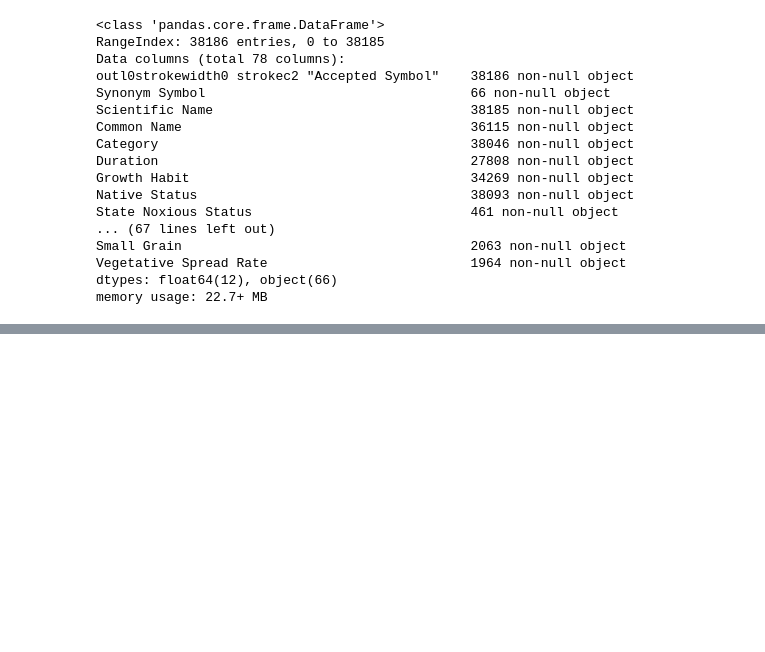
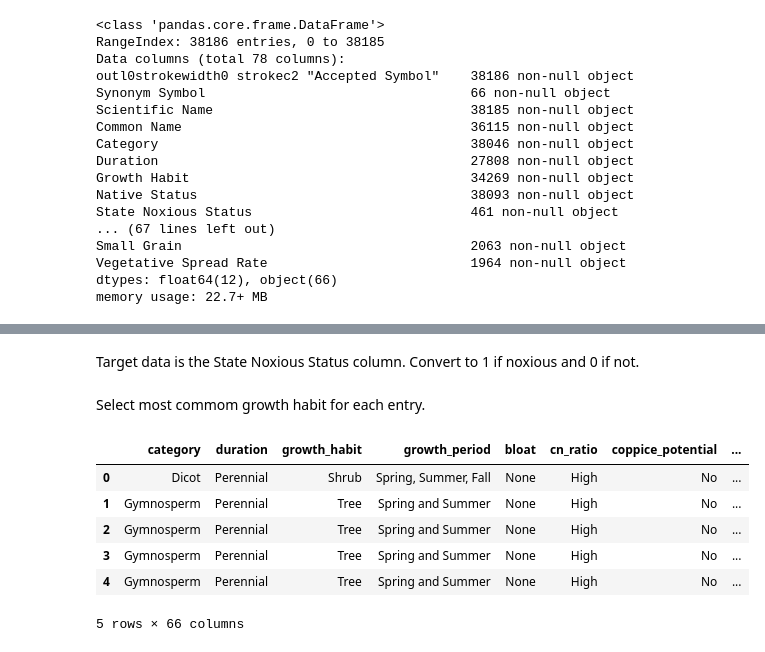
Before and after one commit to nkacoroski/dsc-3-final-project, a Jupyter notebook: student.ipynb, the cells around one changed output, grey strips where cells are left out. Cells and saved outputs as stored; diff of their text form; code cells hidden in the pictures; blank space fills up the shorter version.

Commit message:
Further data  processing  attempts

```diff
--- a/student.ipynb
+++ b/student.ipynb
@@ -690,5 +52,0 @@ for i, row in plant_data.iterrows():
-# %%
-for i, row in plant_data.iterrows():
-    if (pd.isnull(('row[CaCO<SUB>3</SUB> Tolerance]'))):
-        plant_data.at[i, 'CaCO<SUB>3</SUB> Tolerance'] = (plant_data[plant_data['Growth Habit'] ==
-                                                    row['Growth Habit']]['CaCO<SUB>3</SUB> Tolerance'].mode()[0])
@@ -714,0 +59,21 @@ Name: State Noxious Status, dtype: int64
+# %%
+plant_data.dropna(subset=['Bloat'], inplace=True) # Bloat is first column with 2,063 entries
+plant_data.reset_index(drop=True, inplace=True) # Reset index
+# %% [markdown]
+Target data is the State Noxious Status column. Convert to 1 if noxious and 0 if not.
+# %%
+plant_data['invasives'] = plant_data['State Noxious Status'].notnull().astype('int')
+# %% [markdown]
+Select most commom growth habit for each entry.
+# %%
+def common_growth_habit(x):
+    """Return most common growth habit"""
+    return x.split(',')[0]
+
+def common_duration(x):
+    """Return most common duration"""
+    return x.split(',')[0]
+
+def convert_to_str(x):
+    """Convert to string"""
+    return str(x)
@@ -714,0 +149,12 @@ Name: State Noxious Status, dtype: int64
+# %%
+mapper.fit(plant_data)
+test1 = mapper.transform(plant_data)
+test.head()
+# %% [output]
+|  | category | duration | growth_habit | growth_period | bloat | cn_ratio | coppice_potential | ... |
+| 0 | Dicot | Perennial | Shrub | Spring, Summer, Fall | None | High | No | ... |
+| 1 | Gymnosperm | Perennial | Tree | Spring and Summer | None | High | No | ... |
+| 2 | Gymnosperm | Perennial | Tree | Spring and Summer | None | High | No | ... |
+| 3 | Gymnosperm | Perennial | Tree | Spring and Summer | None | High | No | ... |
+| 4 | Gymnosperm | Perennial | Tree | Spring and Summer | None | High | No | ... |
+5 rows × 66 columns
```
Also changed, not shown: parts of 77 cells of this notebook, 1 other file.
